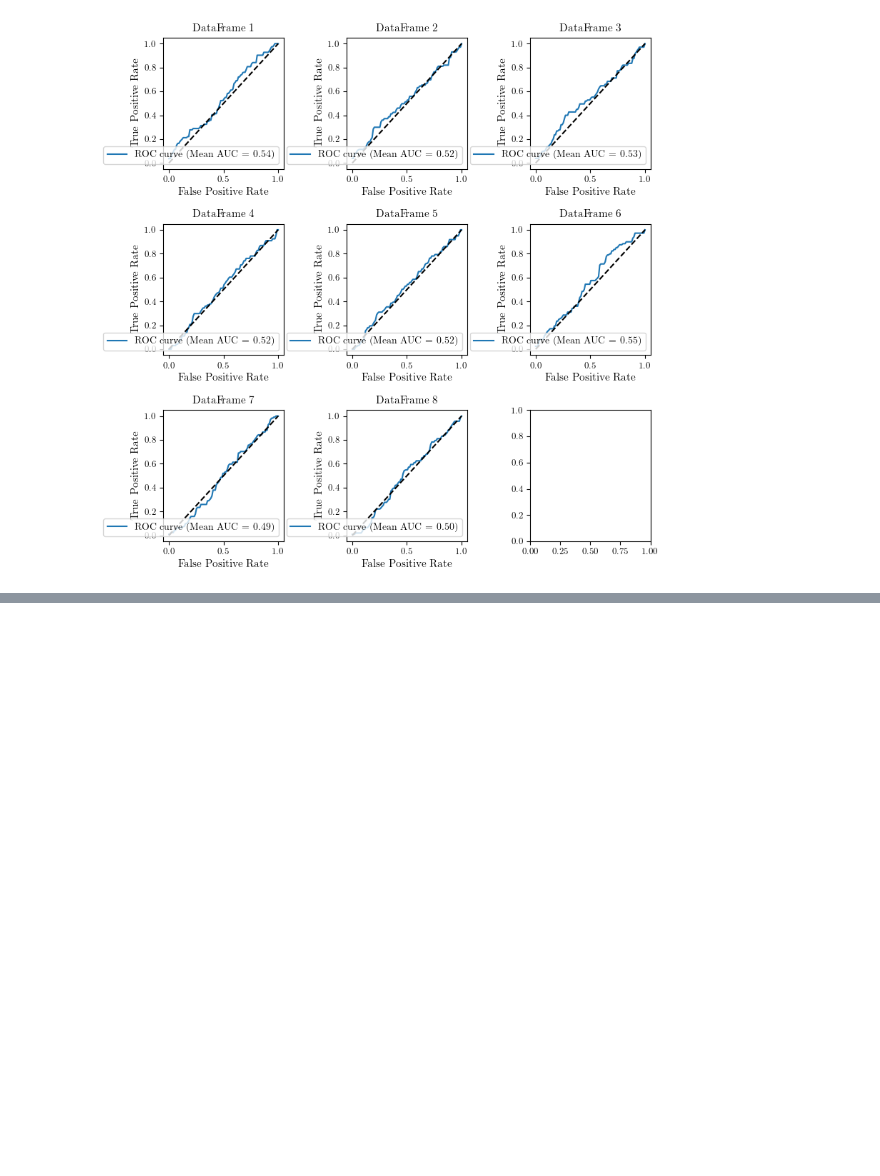
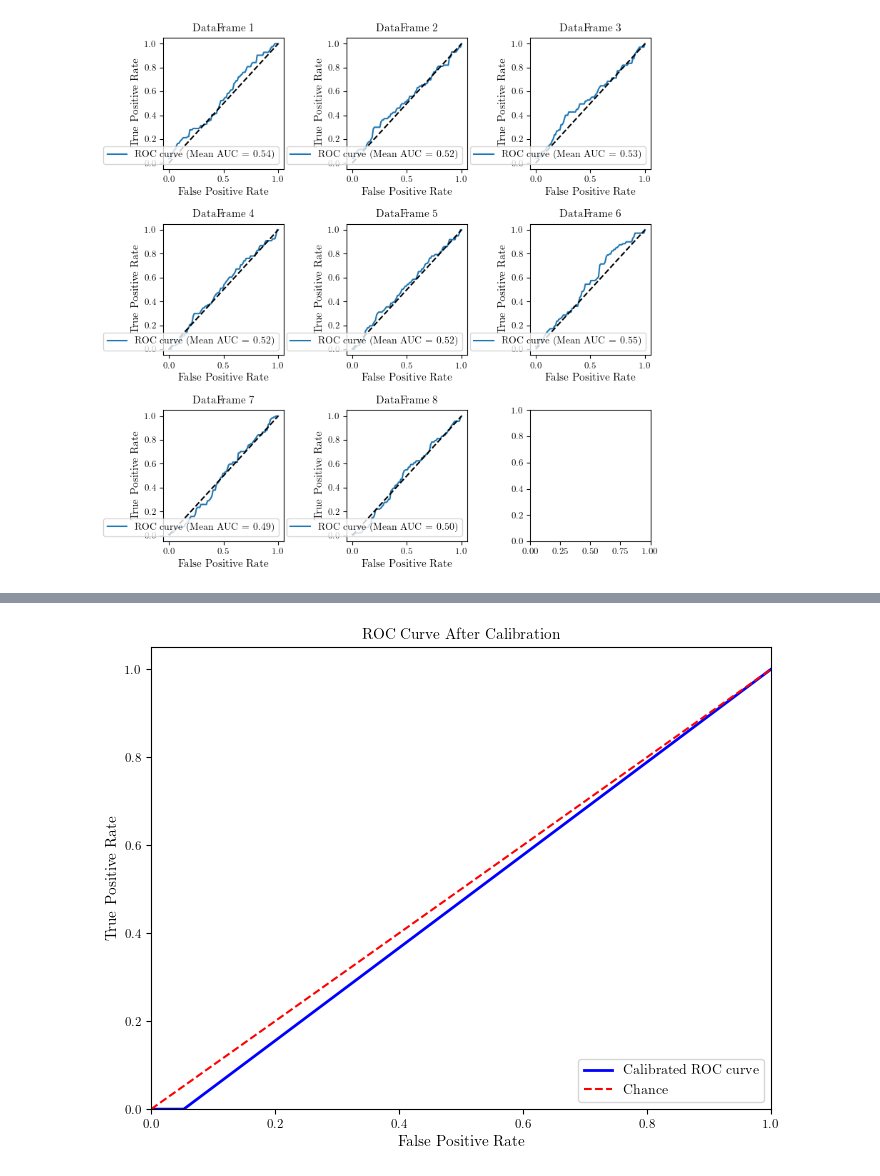
Before and after one commit to ol-webb/tree_gaps4, a Jupyter notebook: all_gaps_mk2/main1 - Copy.ipynb, the cells around one changed output, grey strips where cells are left out. Cells and saved outputs as stored; diff of their text form; code cells hidden in the pictures; blank space fills up the shorter version.

```diff
--- a/all_gaps_mk2/main1 - Copy.ipynb
+++ b/all_gaps_mk2/main1 - Copy.ipynb
@@ -3428,14 +3220,12 @@ from sklearn.metrics import accuracy_score
 # Create a pipeline with PaddingTransformer, TimeSeriesScalerMeanVariance, and ROCKETClassifier
 pipeline = make_pipeline(
     PaddingTransformer(),
-    TimeSeriesScalerMeanVariance(),
     RocketClassifier()
 )
 
 # Define the parameter grid for hyperparameter tuning
 param_grid = {
-    'rocketclassifier__num_kernels': [5000, 10000],  # Adjust this based on the computational resources
-    'rocketclassifier__random_state': [0, 42]  # Example values, adjust as needed
+    'rocketclassifier__num_kernels': [5000, 10000]
 }
 
 # Initialize GridSearchCV with cross-validation
@@ -3484,3 +3304,23 @@ accuracy_score(y_test, y_pred)
+# %%
+from sklearn.calibration import CalibratedClassifierCV
+
+calibrated_clf = CalibratedClassifierCV(padded_rocket_clf, method='sigmoid', cv='prefit')
+calibrated_clf.fit(X_train, y_train)
+y_proba_calibrated = calibrated_clf.predict_proba(X_test)[:, 1]
+
+fpr_calibrated, tpr_calibrated, _ = roc_curve(y_test, y_proba_calibrated)
+plt.figure(figsize=(8, 6))
+plt.plot(fpr_calibrated, tpr_calibrated, color='blue', lw=2, label='Calibrated ROC curve')
+plt.plot([0, 1], [0, 1], color='red', linestyle='--', label='Chance')
+plt.xlim([0.0, 1.0])
+plt.ylim([0.0, 1.05])
+plt.xlabel('False Positive Rate')
+plt.ylabel('True Positive Rate')
+plt.title('ROC Curve After Calibration')
+plt.legend(loc="lower right")
+plt.show()
+# %% [output]
+[figure, added]
 # %%
 from sklearn.metrics import precision_score, recall_score, f1_score, classification_report
 
```
Also changed, not shown: parts of 42 cells of this notebook.
